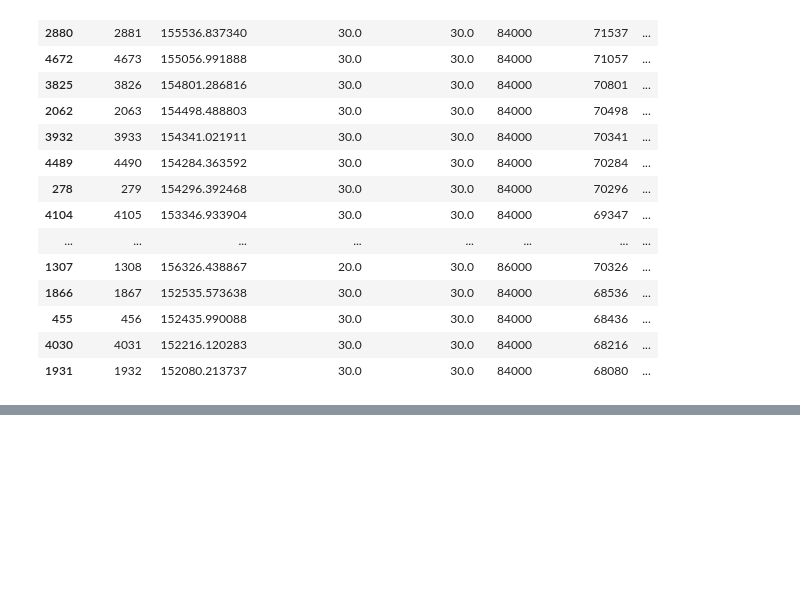
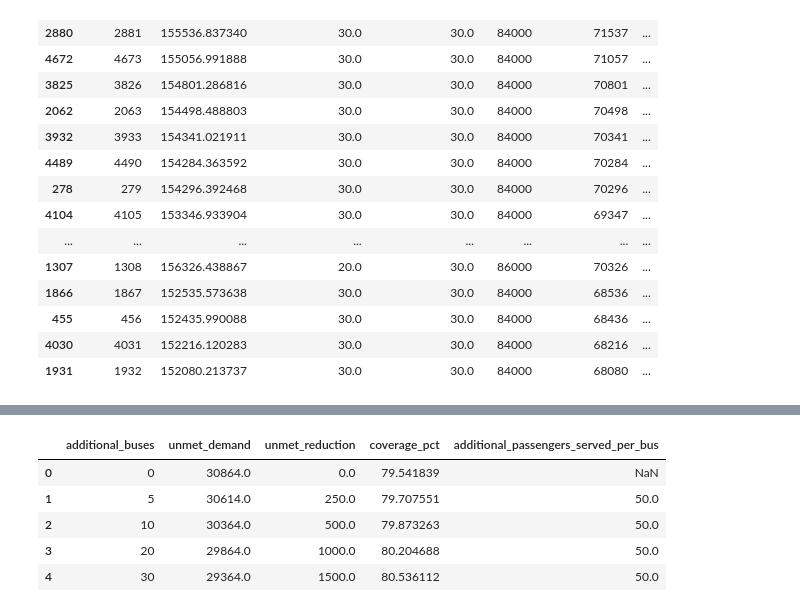
Before and after one commit to abhisarthak/public-transport-demand-planning, a Jupyter notebook: notebooks/03_fleet_optimization.ipynb, the cells around one changed output, grey strips where cells are left out. Cells and saved outputs as stored; diff of their text form; code cells hidden in the pictures; blank space fills up the shorter version.

```diff
--- a/notebooks/03_fleet_optimization.ipynb
+++ b/notebooks/03_fleet_optimization.ipynb
@@ -3319,0 +4502,44 @@ worst_scenarios[
+# %%
+# ============================================
+# 48. MARGINAL BENEFIT OF ADDITIONAL BUSES
+# ============================================
+
+baseline_unmet = optimal_bus_allocation.loc[
+    optimal_bus_allocation["additional_buses"] == 0,
+    "unmet_demand"
+].iloc[0]
+
+marginal_analysis = optimal_bus_allocation.copy()
+
+marginal_analysis["unmet_reduction"] = (
+    baseline_unmet
+    - marginal_analysis["unmet_demand"]
+)
+
+marginal_analysis["additional_passengers_served_per_bus"] = (
+    marginal_analysis["unmet_reduction"]
+    / marginal_analysis["additional_buses"]
+)
+
+# Avoid division by zero for baseline
+marginal_analysis.loc[
+    marginal_analysis["additional_buses"] == 0,
+    "additional_passengers_served_per_bus"
+] = np.nan
+
+marginal_analysis[
+    [
+        "additional_buses",
+        "unmet_demand",
+        "unmet_reduction",
+        "coverage_pct",
+        "additional_passengers_served_per_bus"
+    ]
+]
+# %% [output]
+|  | additional_buses | unmet_demand | unmet_reduction | coverage_pct | additional_passengers_served_per_bus |
+| 0 | 0 | 30864.0 | 0.0 | 79.541839 | NaN |
+| 1 | 5 | 30614.0 | 250.0 | 79.707551 | 50.0 |
+| 2 | 10 | 30364.0 | 500.0 | 79.873263 | 50.0 |
+| 3 | 20 | 29864.0 | 1000.0 | 80.204688 | 50.0 |
+| 4 | 30 | 29364.0 | 1500.0 | 80.536112 | 50.0 |
```
Also changed, not shown: parts of 22 cells of this notebook.
